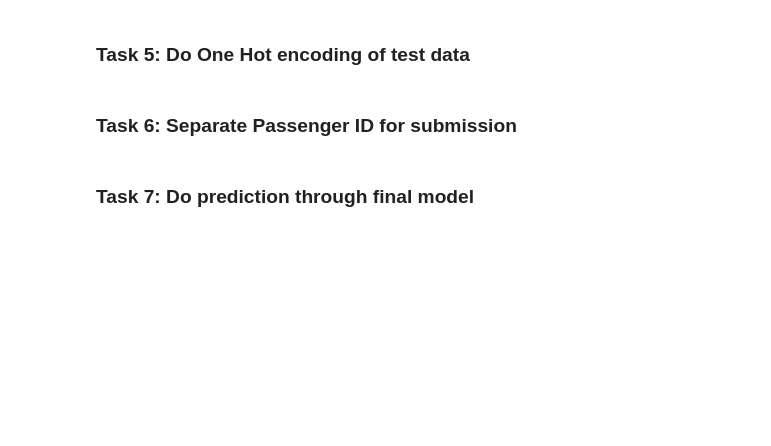
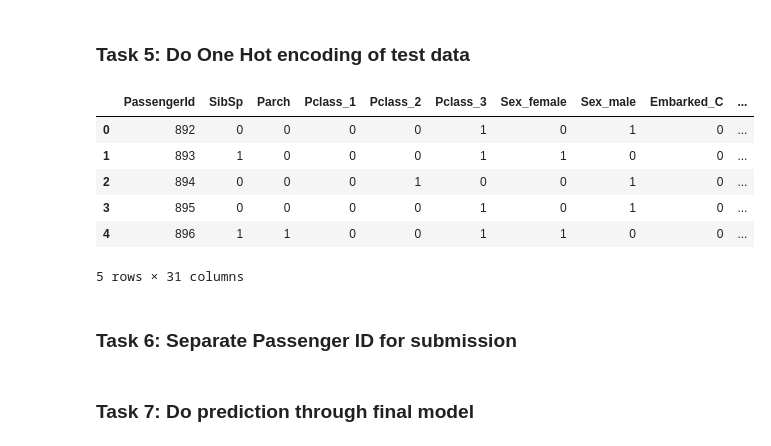
Before and after one commit to Sanaullah-nahk/Dice_Analytics_ML, a Jupyter notebook: Week 06/Logistic Regression/Classification-Notebook1-Tasks.ipynb, the cells around one changed output. Drawn from its saved outputs; the diff is of its cells as text; code cells hidden in the pictures; blank space fills up the shorter version.

```diff
--- a/Week 06/Logistic Regression/Classification-Notebook1-Tasks.ipynb
+++ b/Week 06/Logistic Regression/Classification-Notebook1-Tasks.ipynb
@@ -412,2 +399,15 @@ df_test = None
+# %%
+#write code here
+df_OneHot=pd.get_dummies(df_test,columns=['Pclass','Sex','Embarked','Title','GrpSize','FareCat','AgeCat'])
+df_test = df_OneHot.copy()
+df_test.head()
+# %% [output]
+|  | PassengerId | SibSp | Parch | Pclass_1 | Pclass_2 | Pclass_3 | Sex_female | Sex_male | Embarked_C | ... |
+| 0 | 892 | 0 | 0 | 0 | 0 | 1 | 0 | 1 | 0 | ... |
+| 1 | 893 | 1 | 0 | 0 | 0 | 1 | 1 | 0 | 0 | ... |
+| 2 | 894 | 0 | 0 | 0 | 1 | 0 | 0 | 1 | 0 | ... |
+| 3 | 895 | 0 | 0 | 0 | 0 | 1 | 0 | 1 | 0 | ... |
+| 4 | 896 | 1 | 1 | 0 | 0 | 1 | 1 | 0 | 0 | ... |
+5 rows × 31 columns
 # %% [markdown]
 ### Task 6: Separate Passenger ID for submission
```
Also changed, not shown: parts of 22 cells of this notebook, 19 other files.
